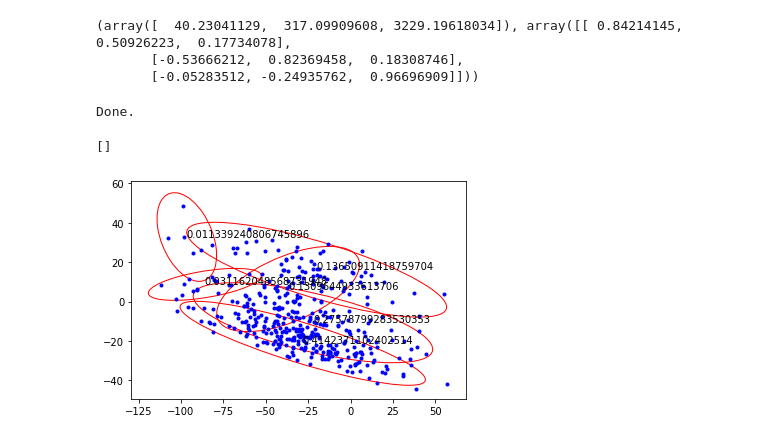
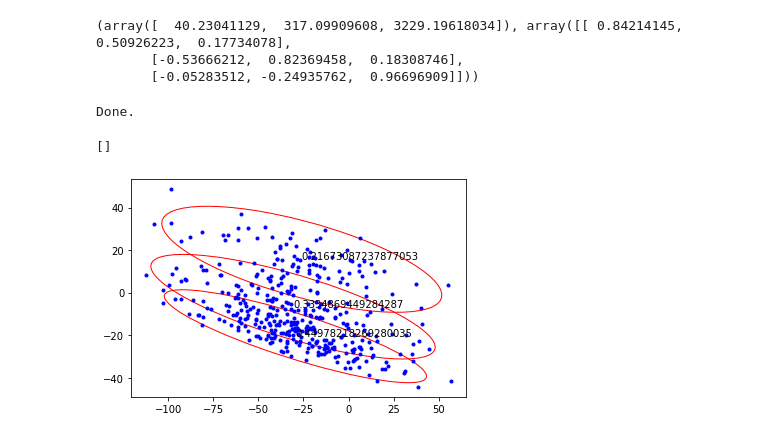
Before and after one commit to varundesai10/ELL409_Assignment1, a Jupyter notebook: question1.ipynb, the cells around one changed output. Drawn from its saved outputs; the diff is of its cells as text; code cells hidden in the pictures.

```diff
--- a/question1.ipynb
+++ b/question1.ipynb
@@ -85,8 +93,9 @@ print(acc)
 # %%
 #Now, we will vary the priors, and plot the ROC curve.
+from tqdm import tqdm
 TP = []
 FP = []
-for p0 in np.linspace(0.01,0.99,100):
+for p0 in tqdm(np.linspace(0.000000001,0.999999999999,10000)):
     p = np.log(p0/(1 - p0))
     def g2(x):
         y = p + s -0.5*((x - u0) @ s0 @ (x-u0).T - (x - u1) @ s1 @ (x - u1))
@@ -456,7 +464,7 @@ print(a)
 # %%
 from matplotlib.patches import Ellipse
 import matplotlib.transforms as transforms
-a_ = GMM(X__0, 6)
+a_ = GMM(X__0, 3)
 U = a_[1]
 P = a_[0]
 S = a_[2]
@@ -498,31 +506,31 @@ def confidence_ellipse(cov, u, ax, n_std=3.0, facecolor='none', **kwargs):
         facecolor=facecolor,
         **kwargs)
 
     # Calculating the stdandard deviation of x from
     # the squareroot of the variance and multiplying
     # with the given number of standard deviations.
     scale_x = np.sqrt(cov[0, 0]) * n_std
     mean_x = u[0]
 
     # calculating the stdandard deviation of y ...
     scale_y = np.sqrt(cov[1, 1]) * n_std
     mean_y = u[1]
 
     transf = transforms.Affine2D() \
         .rotate_deg(45) \
         .scale(scale_x, scale_y) \
         .translate(mean_x, mean_y)
 
     ellipse.set_transform(transf + ax.transData)
     return ax.add_patch(ellipse)
 fig, ax = plt.subplots()
 ax.plot(X__0[:,0], X__0[:, 1], 'b.')
 
 for k in range(U.shape[0]):
     ax.text(U[k][0], U[k][1], "{}".format(P[k]))
     confidence_ellipse(S[k], U[k], ax, n_std=2.5, edgecolor='red')
 plt.plot()
 # %% [output]
 Done.
 []
-[figure, old version]
+[figure, new version]
```
Also changed, not shown: parts of 13 cells of this notebook.
